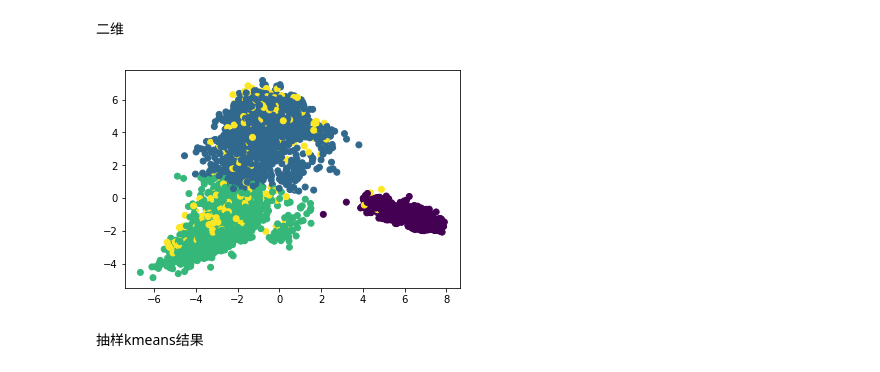
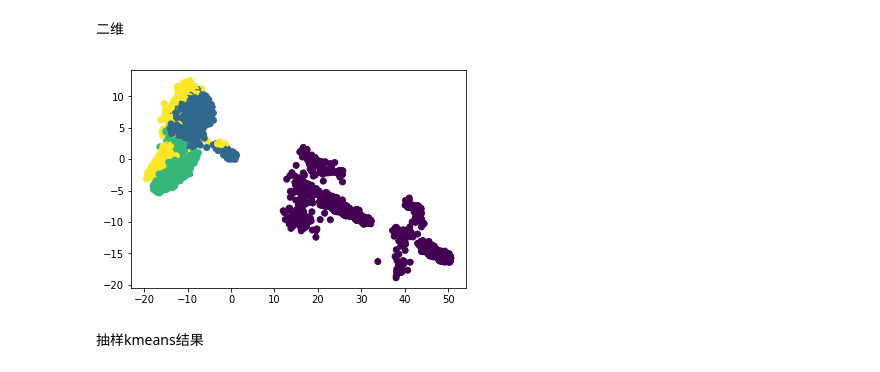
Before and after one commit to standingbychen/Big-Data-Lab, a Jupyter notebook: KMeans.ipynb, the cells around one changed output. Drawn from its saved outputs; the diff is of its cells as text; code cells hidden in the pictures.

```diff
--- a/KMeans.ipynb
+++ b/KMeans.ipynb
@@ -205,7 +217,7 @@ def std_pca_mapper(x):
 k = 4
 delta = 0.01
 max_iter = 20
-initial_centroids = [ std_pca_mapper(_) for _ in  km_center]
+initial_centroids = km_center.copy()
 current_centroids = initial_centroids.copy()
 data = row_data.rdd.map(lambda x:x[1:])
 # %%
@@ -284,3 +296,5 @@ def k_means(data,delta = 0.01,max_iter = 20,initial_centroids = initial_centroid
         current_centroids = new_centroids.copy()
     result = data.map(lambda x:x[0]).collect() # 获得label
     return result
+# %%
+sample_np_label = k_means(data=sample_data_rdd)
@@ -318,6 +344,9 @@ np.save("result_dev_label",np.asarray(result_dev_label))
 # %%
 vis_data = pd.DataFrame([ std_pca_mapper(_) for _ in  data.take(10000)])
 vis_label = pd.DataFrame(result_dev_label[:10000])
+# %%
+vis_data = pd.DataFrame(sample_data_rdd.map(std_pca_mapper).collect())
+vis_label = sample_np_label
 # %% [markdown]
 三维
 # %%
@@ -355,12 +384,12 @@ plt.show()
 # %% [markdown]
 二维
 # %%
-vis_data_pca2 = pca2.transform(vis_data)
+vis_data_2d = pca2.transform(vis_data)
 # %%
-plt.scatter(vis_data_pca2[:,0],vis_data_pca2[:,1],c=np.asarray(vis_label[0]))
+plt.scatter(vis_data_2d[:,0],vis_data_2d[:,1],c=np.asarray(vis_label))
 plt.show()
 # %% [output]
-[figure, old version]
+[figure, new version]
 # %% [markdown]
 抽样kmeans结果
 # %%
```
Also changed, not shown: parts of 20 cells of this notebook.
